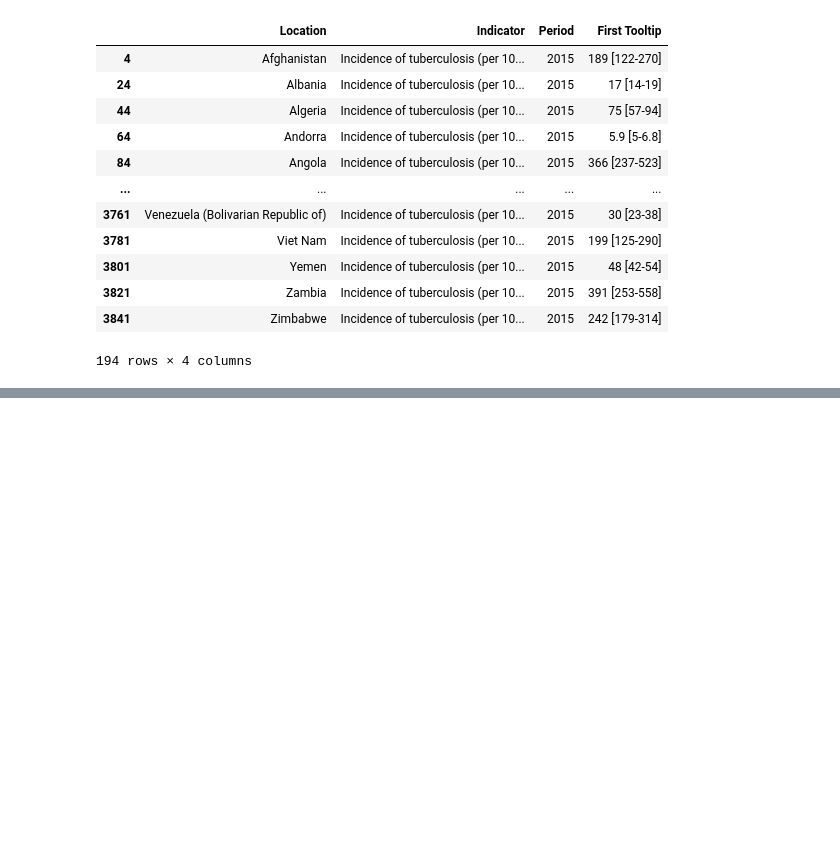
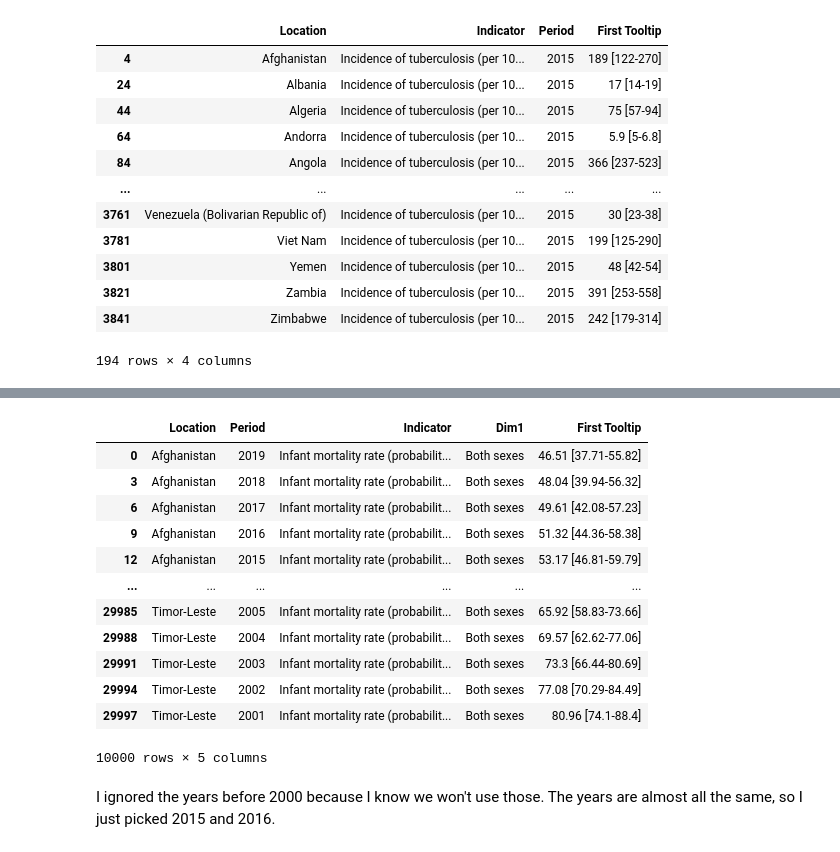
Before and after one commit to kwolf3/World_Health_Statistics_Project, a Jupyter notebook: Select Data.ipynb, the cells around one changed output, grey strips where cells are left out. Saved outputs shown, nothing was run; the diff lists cells and outputs as text; code cells hidden in the pictures; blank space fills up the shorter version.

```diff
--- a/Select Data.ipynb
+++ b/Select Data.ipynb
@@ -2633,0 +2669,19 @@ tuber_2015
+# %%
+infant_mort_bs = infant_mort[infant_mort['Dim1'] == 'Both sexes']
+infant_mort_bs
+# %% [output]
+|  | Location | Period | Indicator | Dim1 | First Tooltip |
+| 0 | Afghanistan | 2019 | Infant mortality rate (probabilit... | Both sexes | 46.51 [37.71-55.82] |
+| 3 | Afghanistan | 2018 | Infant mortality rate (probabilit... | Both sexes | 48.04 [39.94-56.32] |
+| 6 | Afghanistan | 2017 | Infant mortality rate (probabilit... | Both sexes | 49.61 [42.08-57.23] |
+| 9 | Afghanistan | 2016 | Infant mortality rate (probabilit... | Both sexes | 51.32 [44.36-58.38] |
+| 12 | Afghanistan | 2015 | Infant mortality rate (probabilit... | Both sexes | 53.17 [46.81-59.79] |
+| ... | ... | ... | ... | ... | ... |
+| 29985 | Timor-Leste | 2005 | Infant mortality rate (probabilit... | Both sexes | 65.92 [58.83-73.66] |
+| 29988 | Timor-Leste | 2004 | Infant mortality rate (probabilit... | Both sexes | 69.57 [62.62-77.06] |
+| 29991 | Timor-Leste | 2003 | Infant mortality rate (probabilit... | Both sexes | 73.3 [66.44-80.69] |
+| 29994 | Timor-Leste | 2002 | Infant mortality rate (probabilit... | Both sexes | 77.08 [70.29-84.49] |
+| 29997 | Timor-Leste | 2001 | Infant mortality rate (probabilit... | Both sexes | 80.96 [74.1-88.4] |
+10000 rows × 5 columns
+# %% [markdown]
+I ignored the years before 2000 because I know we won't use those. The years are almost all the same, so I just picked 2015 and 2016.
```
Also changed, not shown: parts of 32 cells of this notebook.
